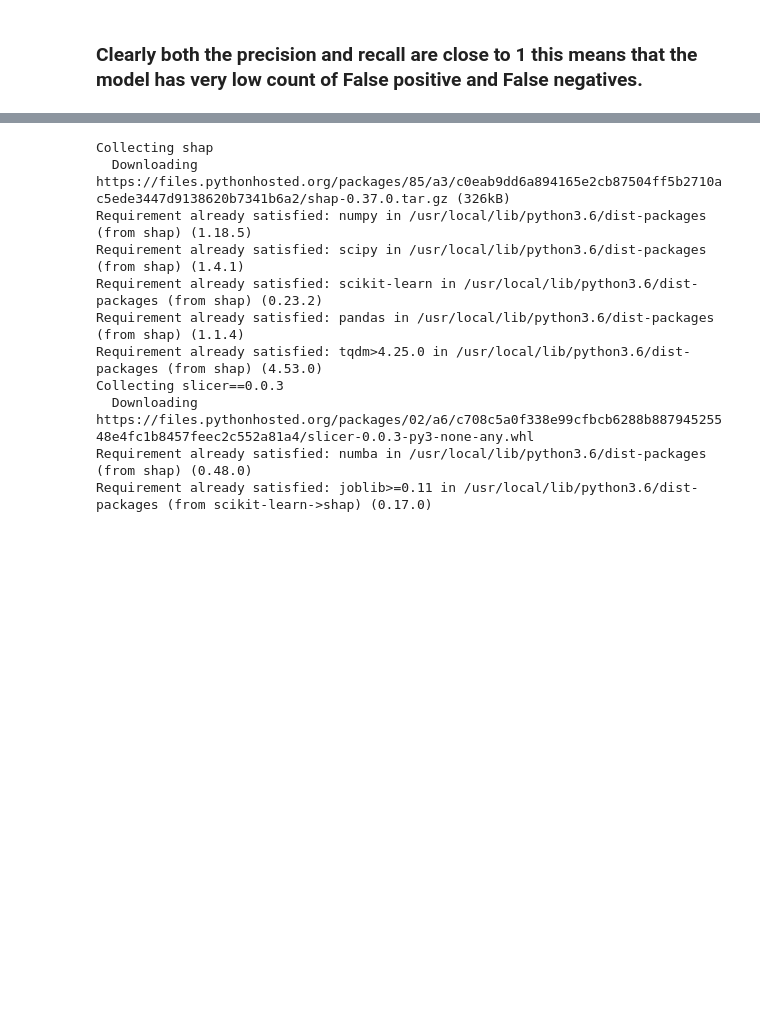
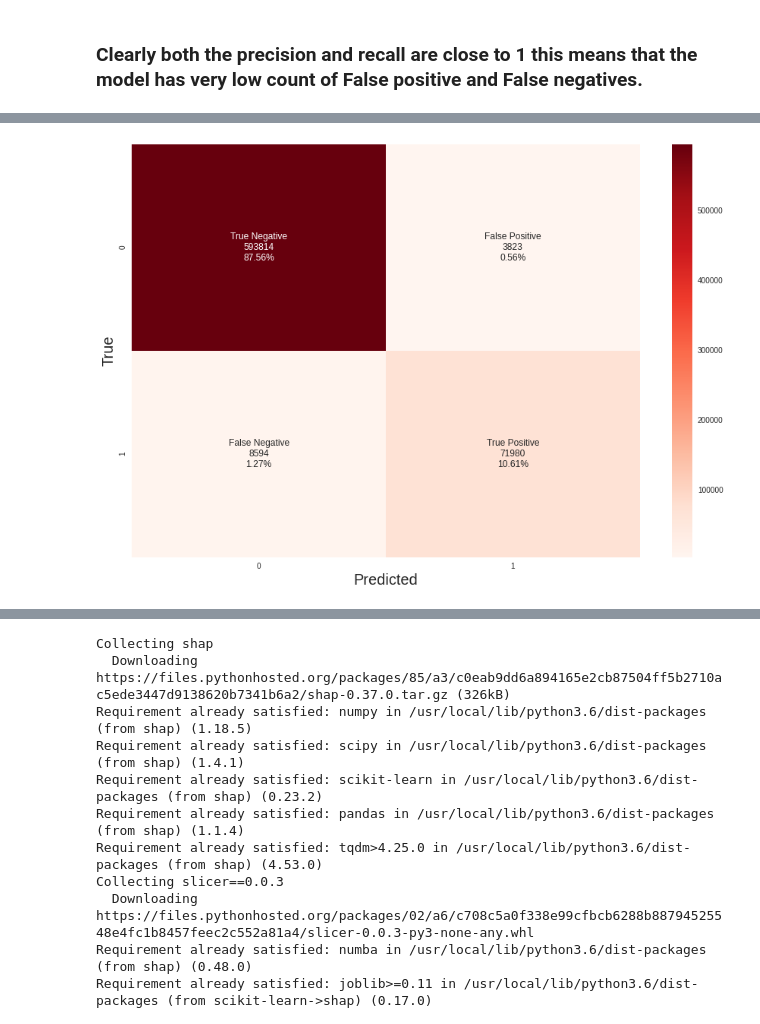
Before and after one commit to abhinavgairola/Lending_Club_Project, a Jupyter notebook: Machine_Learning.ipynb, the cells around one changed output, grey strips where cells are left out. Cells and saved outputs as stored; diff of their text form; code cells hidden in the pictures; blank space fills up the shorter version.

```diff
--- a/Machine_Learning.ipynb
+++ b/Machine_Learning.ipynb
@@ -363,3 +365,5 @@ plot_model(tuned_lr, plot = 'pr',scale=2)
 [figure]
 # %% [markdown]
 ### Clearly both the precision and recall are close to 1 this means that the model has very low count of False positive and False negatives.
+# %%
+decision_tree = create_model('dt')
@@ -365,0 +377,2 @@ plot_model(tuned_lr, plot = 'pr',scale=2)
+# %%
+tuned_dt = tune_model(decision_tree,n_iter=3, optimize='auc')
@@ -365,0 +386,17 @@ plot_model(tuned_lr, plot = 'pr',scale=2)
+# %%
+labels = ['True Negative','False Positive','False Negative','True Positive']
+cf_matrix = confusion_matrix(Y_test.values,tuned_dt.predict(X_test))
+group_counts = ['{0:0.0f}'.format(value) for value in
+                cf_matrix.flatten()]
+group_percentages = ['{0:.2%}'.format(value) for value in
+                    cf_matrix.flatten()/np.sum(cf_matrix)]
+labels = [f'{v1}\n{v2}\n{v3}' for v1, v2, v3 in
+          zip(labels,group_counts,group_percentages)]
+labels = np.asarray(labels).reshape(2,2)
+mp.figure(figsize=(15,10))
+sns.heatmap(cf_matrix,annot=labels,fmt='',cmap='Reds',cbar=True)
+mp.xlabel(r'Predicted',fontsize=20)
+mp.ylabel(r'True',fontsize=20)
+mp.show()
+# %% [output]
+[figure, added]
```
Also changed, not shown: parts of 5 cells of this notebook.
